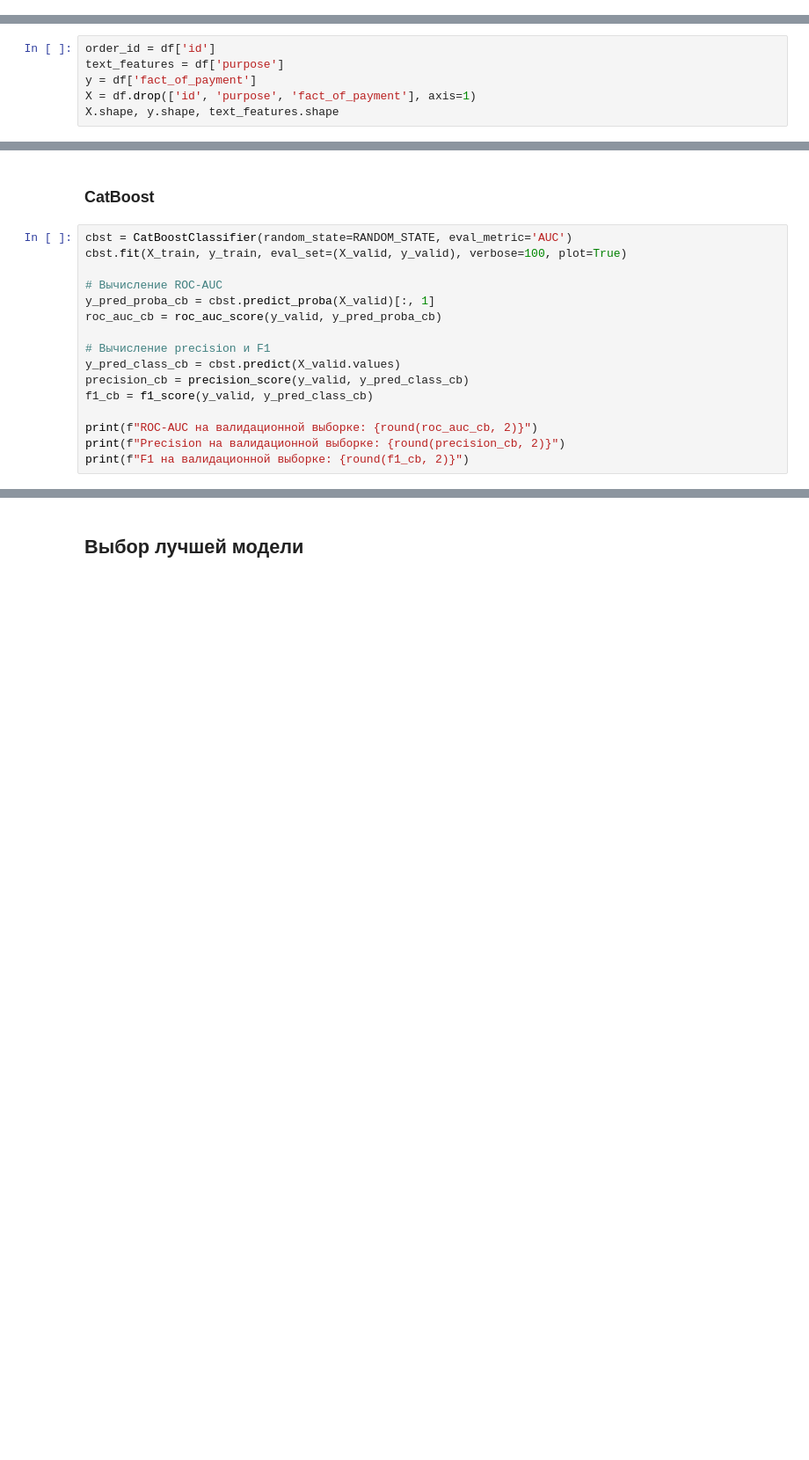
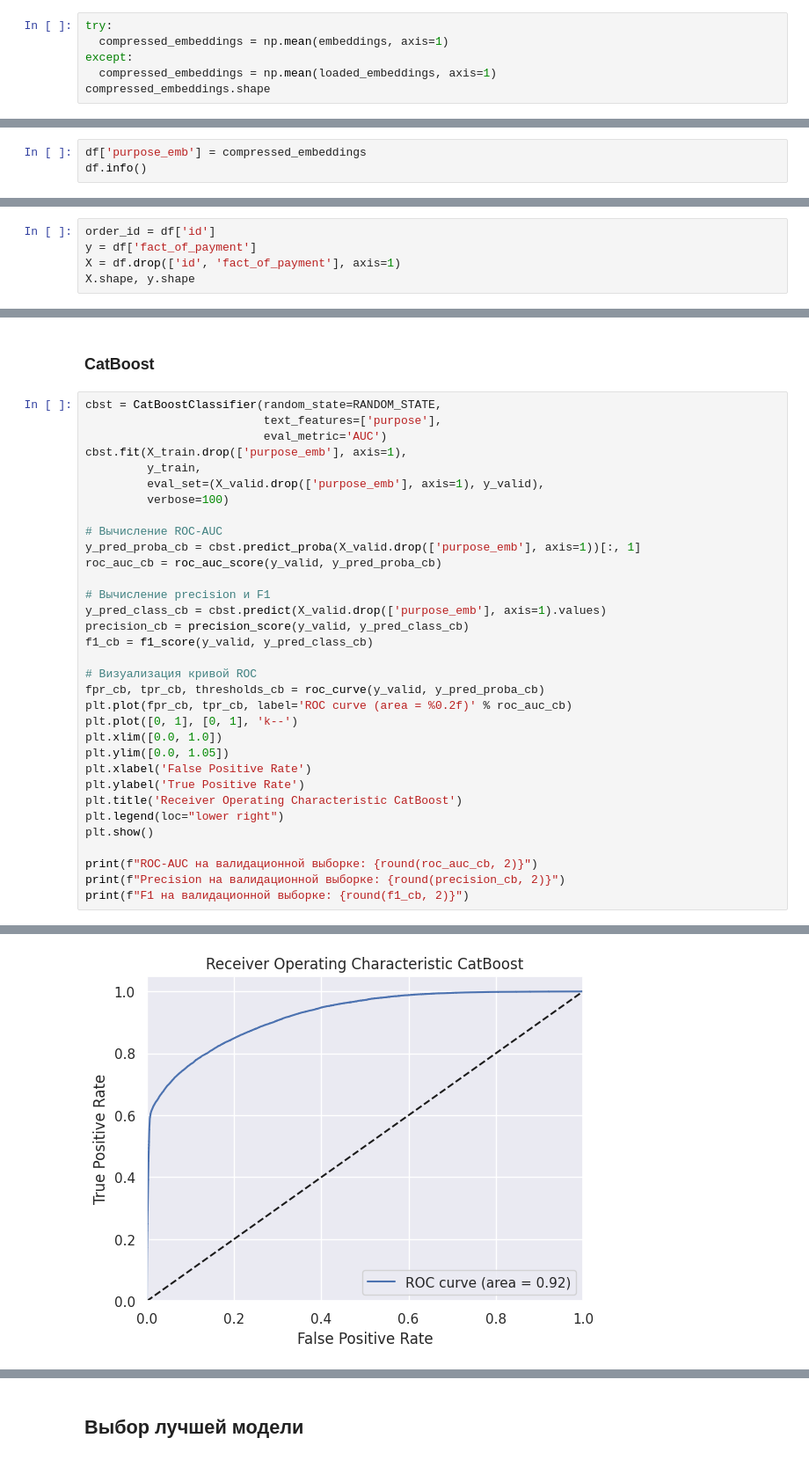
Before and after one commit to denis-42ds/classification_of_payment_requests, a Jupyter notebook: classification_of_payment_requests.ipynb, the cells around one changed output, grey strips where cells are left out. Shown at 88% size. Saved outputs shown, nothing was run; the diff lists cells and outputs as text; blank space fills up the shorter version.

```diff
--- a/classification_of_payment_requests.ipynb
+++ b/classification_of_payment_requests.ipynb
@@ -1074,0 +1168,6 @@ df = df.drop(['working_teacher_id',
+# %%
+try:
+  compressed_embeddings = np.mean(embeddings, axis=1)
+except:
+  compressed_embeddings = np.mean(loaded_embeddings, axis=1)
+compressed_embeddings.shape
@@ -1074,0 +1176,3 @@ df = df.drop(['working_teacher_id',
+# %%
+df['purpose_emb'] = compressed_embeddings
+df.info()
@@ -1077,6 +1199,5 @@ df = df.drop(['working_teacher_id',
 # %%
 order_id = df['id']
-text_features = df['purpose']
 y = df['fact_of_payment']
-X = df.drop(['id', 'purpose', 'fact_of_payment'], axis=1)
-X.shape, y.shape, text_features.shape
+X = df.drop(['id', 'fact_of_payment'], axis=1)
+X.shape, y.shape
@@ -1160,17 +1279,34 @@ F1 на валидационной выборке: 0.71
 # %% [markdown]
 ### CatBoost
 # %%
-cbst = CatBoostClassifier(random_state=RANDOM_STATE, eval_metric='AUC')
-cbst.fit(X_train, y_train, eval_set=(X_valid, y_valid), verbose=100, plot=True)
+cbst = CatBoostClassifier(random_state=RANDOM_STATE,
+                          text_features=['purpose'],
+                          eval_metric='AUC')
+cbst.fit(X_train.drop(['purpose_emb'], axis=1),
+         y_train,
+         eval_set=(X_valid.drop(['purpose_emb'], axis=1), y_valid),
+         verbose=100)
 
 # Вычисление ROC-AUC
-y_pred_proba_cb = cbst.predict_proba(X_valid)[:, 1]
+y_pred_proba_cb = cbst.predict_proba(X_valid.drop(['purpose_emb'], axis=1))[:, 1]
 roc_auc_cb = roc_auc_score(y_valid, y_pred_proba_cb)
 
 # Вычисление precision и F1
-y_pred_class_cb = cbst.predict(X_valid.values)
+y_pred_class_cb = cbst.predict(X_valid.drop(['purpose_emb'], axis=1).values)
 precision_cb = precision_score(y_valid, y_pred_class_cb)
 f1_cb = f1_score(y_valid, y_pred_class_cb)
+
+# Визуализация кривой ROC
+fpr_cb, tpr_cb, thresholds_cb = roc_curve(y_valid, y_pred_proba_cb)
+plt.plot(fpr_cb, tpr_cb, label='ROC curve (area = %0.2f)' % roc_auc_cb)
+plt.plot([0, 1], [0, 1], 'k--')
+plt.xlim([0.0, 1.0])
+plt.ylim([0.0, 1.05])
+plt.xlabel('False Positive Rate')
+plt.ylabel('True Positive Rate')
+plt.title('Receiver Operating Characteristic CatBoost')
+plt.legend(loc="lower right")
+plt.show()
 
 print(f"ROC-AUC на валидационной выборке: {round(roc_auc_cb, 2)}")
 print(f"Precision на валидационной выборке: {round(precision_cb, 2)}")
@@ -1179,0 +1332 @@ MetricVisualizer(layout=Layout(align_self='stretch', height='500px'))
+[figure, added]
```
Also changed, not shown: parts of 46 cells of this notebook.
